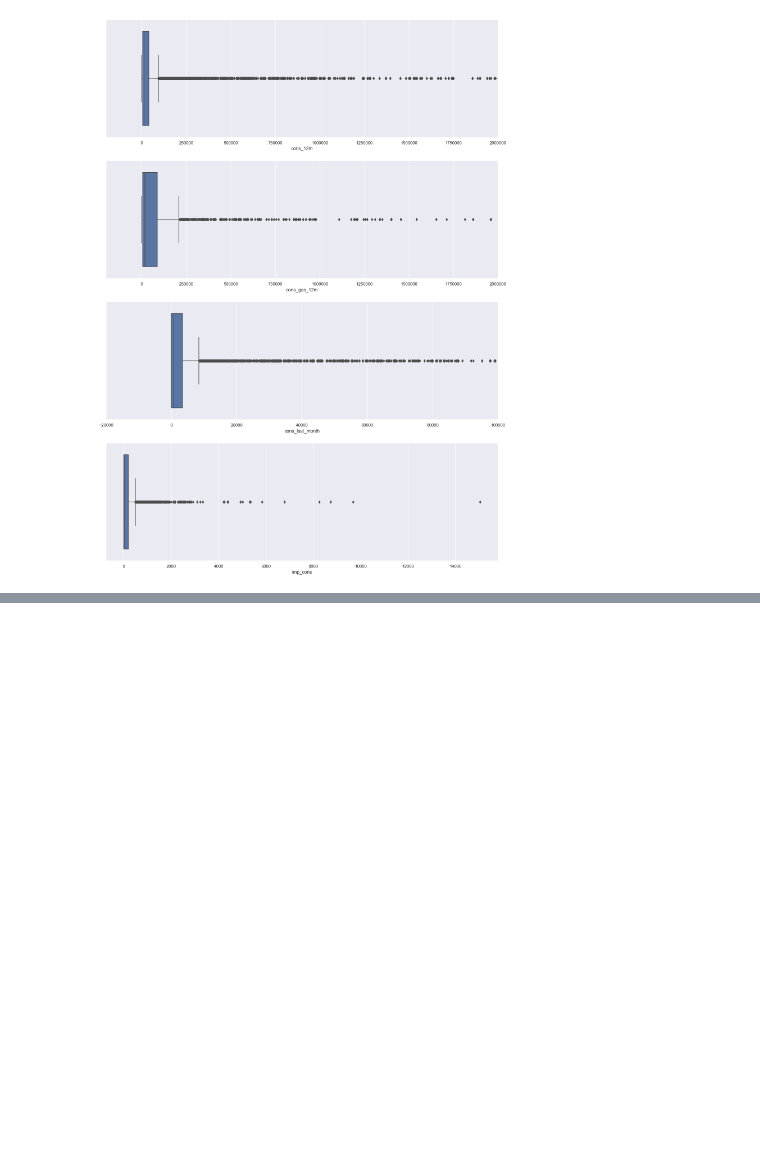
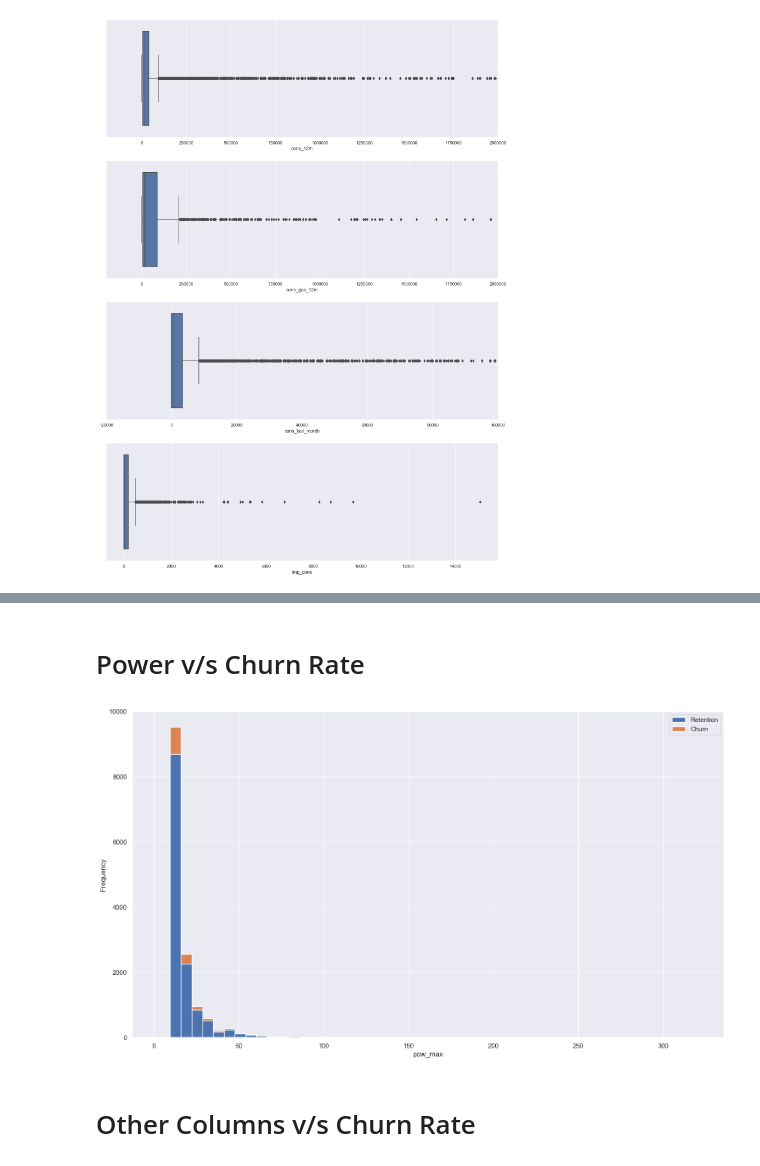
Before and after one commit to sakshi-nischal/BCG-X-Data-Science, a Jupyter notebook: Task 2/Task 2 - eda_starter.ipynb, the cells around one changed output, grey strips where cells are left out. Saved outputs shown, nothing was run; the diff lists cells and outputs as text; code cells hidden in the pictures; blank space fills up the shorter version.

```diff
--- a/Task 2/Task 2 - eda_starter.ipynb
+++ b/Task 2/Task 2 - eda_starter.ipynb
@@ -465,0 +524,11 @@ plt.show()
+# %% [markdown]
+# Power v/s Churn Rate
+# %%
+power = client_df[['id', 'pow_max', 'churn']]
+# %%
+fig, axs = plt.subplots(nrows=1, figsize=(18, 10))
+plot_distribution(power, 'pow_max', axs)
+# %% [output]
+[figure, added]
+# %% [markdown]
+# Other Columns v/s Churn Rate
```
Also changed, not shown: parts of 14 cells of this notebook.
